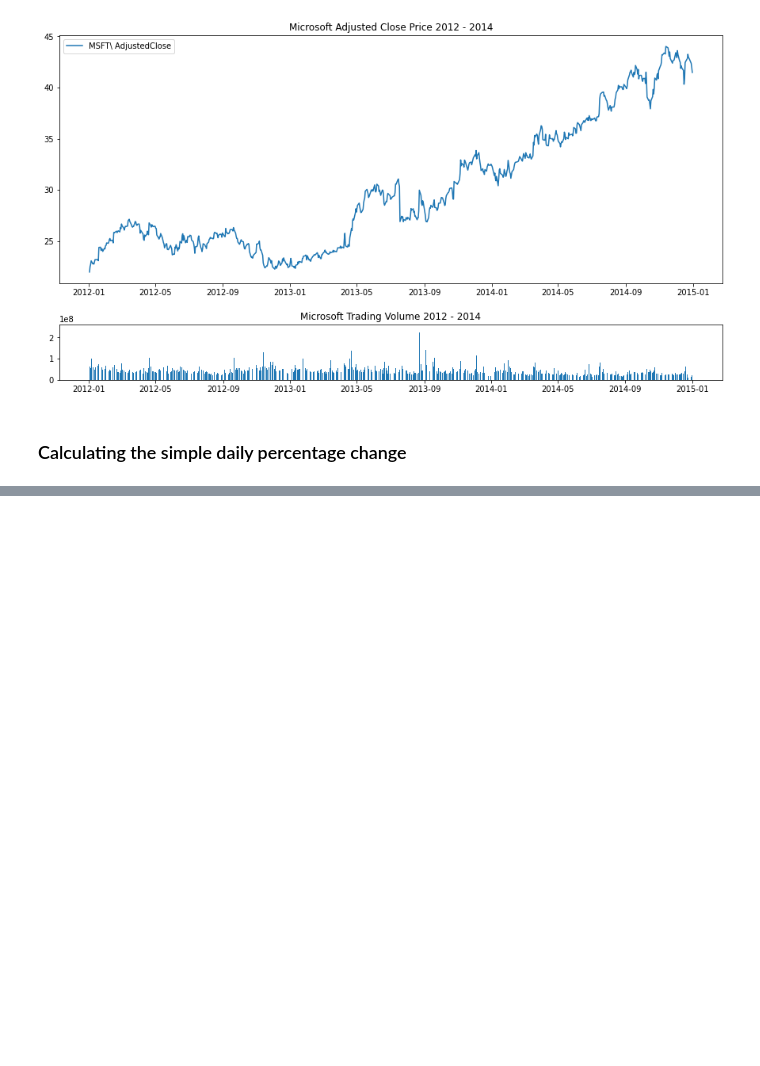
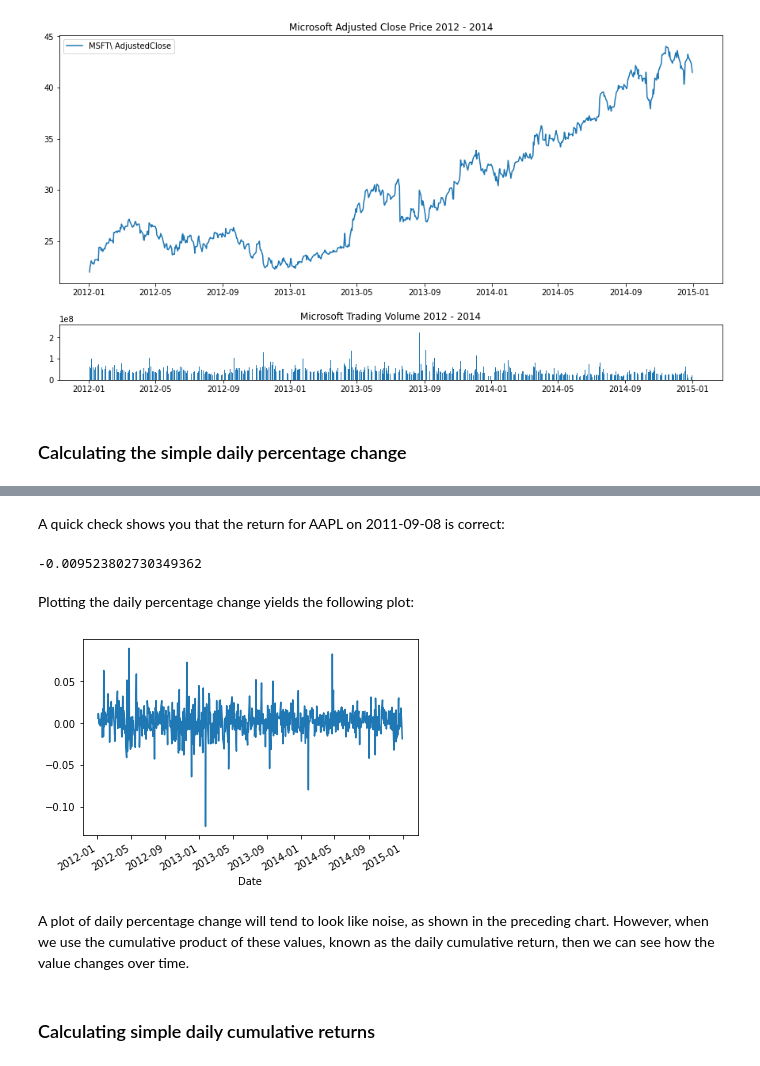
Before and after one commit to apkap83/Pandas_Notes, a Jupyter notebook: Learning_Pandas_Chapter_12 - Applications to Finance.ipynb, the cells around one changed output, grey strips where cells are left out. Drawn from its saved outputs; the diff is of its cells as text; code cells hidden in the pictures; blank space fills up the shorter version.

```diff
--- a/Learning_Pandas_Chapter_12 - Applications to Finance.ipynb
+++ b/Learning_Pandas_Chapter_12 - Applications to Finance.ipynb
@@ -263,0 +266,4 @@ following formula:
+# %%
+# calculate daily percentage change
+daily_pc = close_px / close_px.shift(1) - 1
+daily_pc[:5]
@@ -263,0 +304,20 @@ following formula:
+# %% [markdown]
+A quick check shows you that the return for AAPL on 2011-09-08 is correct:
+# %%
+# check the percentage on 2012-01-05
+close_px.loc['2012-01-05']['AA'] / close_px.loc['2012-01-04']['AA'] -1
+# %% [output]
+-0.009523802730349362
+# %% [markdown]
+Plotting the daily percentage change yields the following plot:
+# %%
+# plot daily percentage change for AAPL
+daily_pc["AAPL"].plot();
+# %% [output]
+[figure, added]
+# %% [markdown]
+A plot of daily percentage change will tend to look like noise, as shown in the preceding
+chart. However, when we use the cumulative product of these values, known as the daily
+cumulative return, then we can see how the value changes over time.
+# %% [markdown]
+<h3>Calculating simple daily cumulative returns</h3>
```
Also changed, not shown: parts of 4 cells of this notebook.
